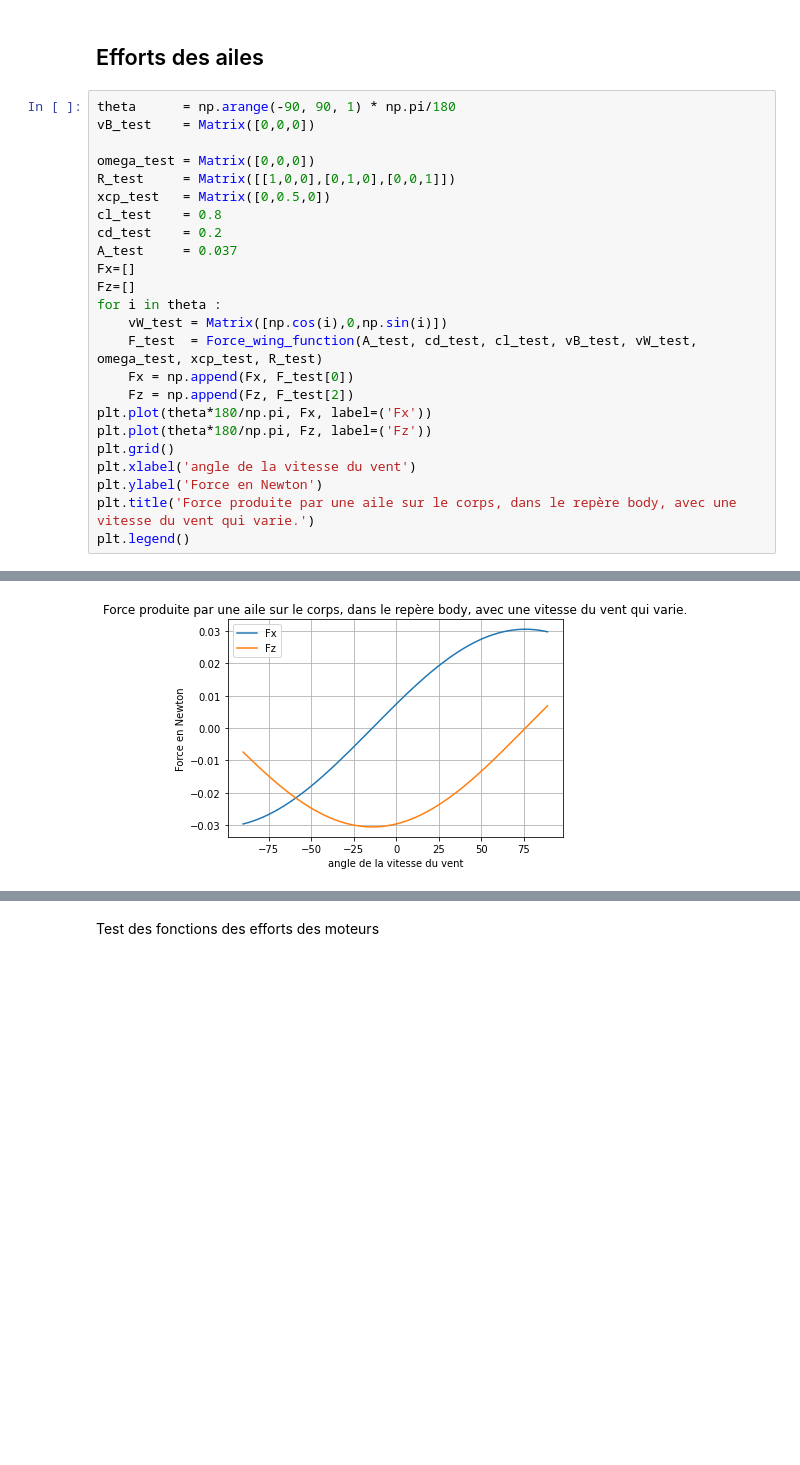
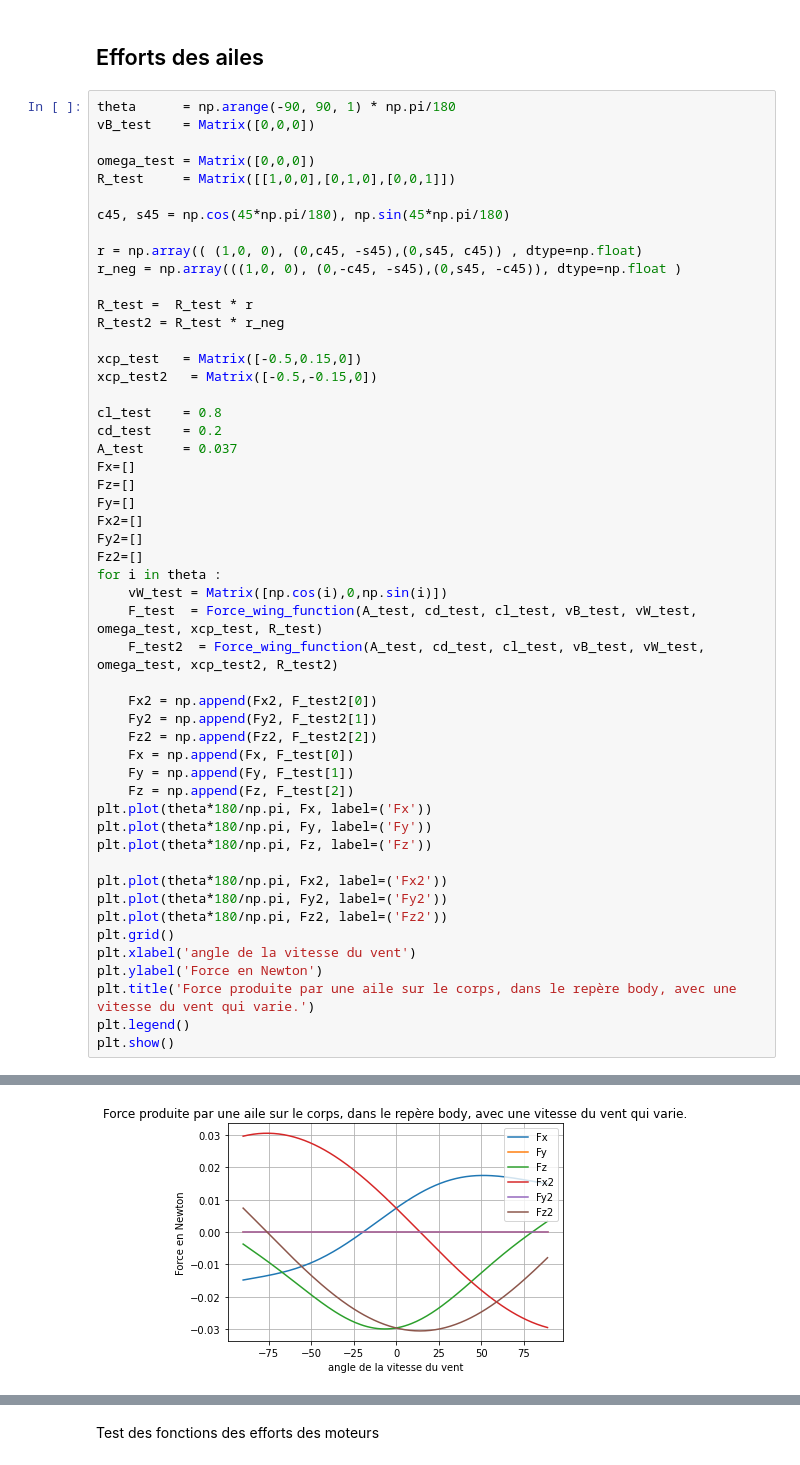
Before and after one commit to altlnt/Avion-Simulation-Identification, a Jupyter notebook: Force_aerodynamiques.ipynb, the cells around one changed output, grey strips where cells are left out. Cells and saved outputs as stored; diff of their text form; blank space fills up the shorter version.

```diff
--- a/Force_aerodynamiques.ipynb
+++ b/Force_aerodynamiques.ipynb
@@ -212,22 +233,49 @@ vB_test    = Matrix([0,0,0])
 
 omega_test = Matrix([0,0,0])
 R_test     = Matrix([[1,0,0],[0,1,0],[0,0,1]])
-xcp_test   = Matrix([0,0.5,0])
+
+c45, s45 = np.cos(45*np.pi/180), np.sin(45*np.pi/180)
+
+r = np.array(( (1,0, 0), (0,c45, -s45),(0,s45, c45)) , dtype=np.float)
+r_neg = np.array(((1,0, 0), (0,-c45, -s45),(0,s45, -c45)), dtype=np.float )
+
+R_test =  R_test * r
+R_test2 = R_test * r_neg
+
+xcp_test   = Matrix([-0.5,0.15,0])
+xcp_test2   = Matrix([-0.5,-0.15,0])
+
 cl_test    = 0.8
 cd_test    = 0.2
 A_test     = 0.037
 Fx=[]
 Fz=[]
+Fy=[]
+Fx2=[]
+Fy2=[]
+Fz2=[]
 for i in theta :
     vW_test = Matrix([np.cos(i),0,np.sin(i)])
     F_test  = Force_wing_function(A_test, cd_test, cl_test, vB_test, vW_test, omega_test, xcp_test, R_test)
+    F_test2  = Force_wing_function(A_test, cd_test, cl_test, vB_test, vW_test, omega_test, xcp_test2, R_test2)
+
+    Fx2 = np.append(Fx2, F_test2[0])
+    Fy2 = np.append(Fy2, F_test2[1])
+    Fz2 = np.append(Fz2, F_test2[2])
     Fx = np.append(Fx, F_test[0])
+    Fy = np.append(Fy, F_test[1])
     Fz = np.append(Fz, F_test[2])
 plt.plot(theta*180/np.pi, Fx, label=('Fx'))
+plt.plot(theta*180/np.pi, Fy, label=('Fy'))
 plt.plot(theta*180/np.pi, Fz, label=('Fz'))
+
+plt.plot(theta*180/np.pi, Fx2, label=('Fx2'))
+plt.plot(theta*180/np.pi, Fy2, label=('Fy2'))
+plt.plot(theta*180/np.pi, Fz2, label=('Fz2'))
 plt.grid()
 plt.xlabel('angle de la vitesse du vent')
 plt.ylabel('Force en Newton')
 plt.title('Force produite par une aile sur le corps, dans le repère body, avec une vitesse du vent qui varie.')
 plt.legend()
+plt.show()
 # %% [output]
@@ -235,4 +282,4 @@ plt.legend()
-[figure, old version]
+[figure, new version]
 # %%
 Qx=[]
 Qy=[]
```
Also changed, not shown: parts of 17 cells of this notebook, 3 other files.
